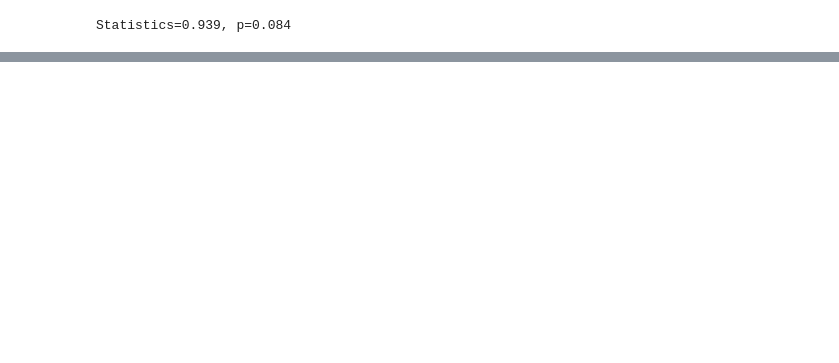
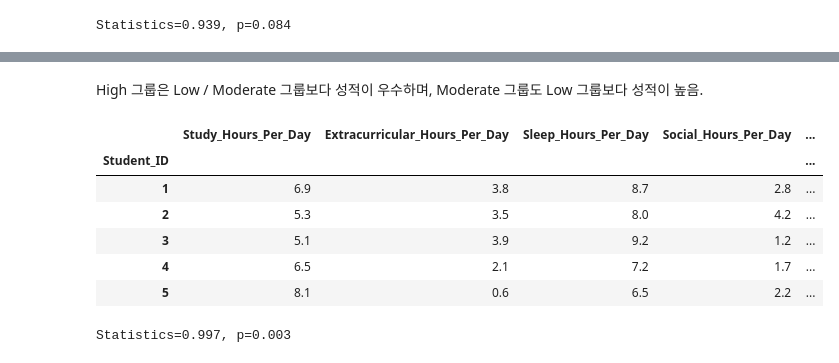
Before and after one commit to wjdgml0526/adp_hands_on, a Jupyter notebook: statistics/student_lifestyle_data/hypothesis_tests.ipynb, the cells around one changed output, grey strips where cells are left out. Saved outputs shown, nothing was run; the diff lists cells and outputs as text; code cells hidden in the pictures; blank space fills up the shorter version.

```diff
--- a/statistics/student_lifestyle_data/hypothesis_tests.ipynb
+++ b/statistics/student_lifestyle_data/hypothesis_tests.ipynb
@@ -27,0 +126,19 @@ t-statistic=-4.096, p=0.000
+# %% [markdown]
+High 그룹은 Low / Moderate 그룹보다 성적이 우수하며, Moderate 그룹도 Low 그룹보다 성적이 높음.
+# %%
+encoded_df = pd.get_dummies(df, columns = ['Gender', 'Stress_Level'], drop_first = True)
+encoded_df = encoded_df.replace({True: 1, False: 0})
+encoded_df.head()
+# %% [output]
+|  | Study_Hours_Per_Day | Extracurricular_Hours_Per_Day | Sleep_Hours_Per_Day | Social_Hours_Per_Day | ... |
+| Student_ID |  |  |  |  | ... |
+| 1 | 6.9 | 3.8 | 8.7 | 2.8 | ... |
+| 2 | 5.3 | 3.5 | 8.0 | 4.2 | ... |
+| 3 | 5.1 | 3.9 | 9.2 | 1.2 | ... |
+| 4 | 6.5 | 2.1 | 7.2 | 1.7 | ... |
+| 5 | 8.1 | 0.6 | 6.5 | 2.2 | ... |
+# %%
+stat, p = shapiro(encoded_df['Grades'])
+print('Statistics=%.3f, p=%.3f' % (stat, p))
+# %% [output]
+Statistics=0.997, p=0.003
```
Also changed, not shown: parts of 26 cells of this notebook, 1 other file.
